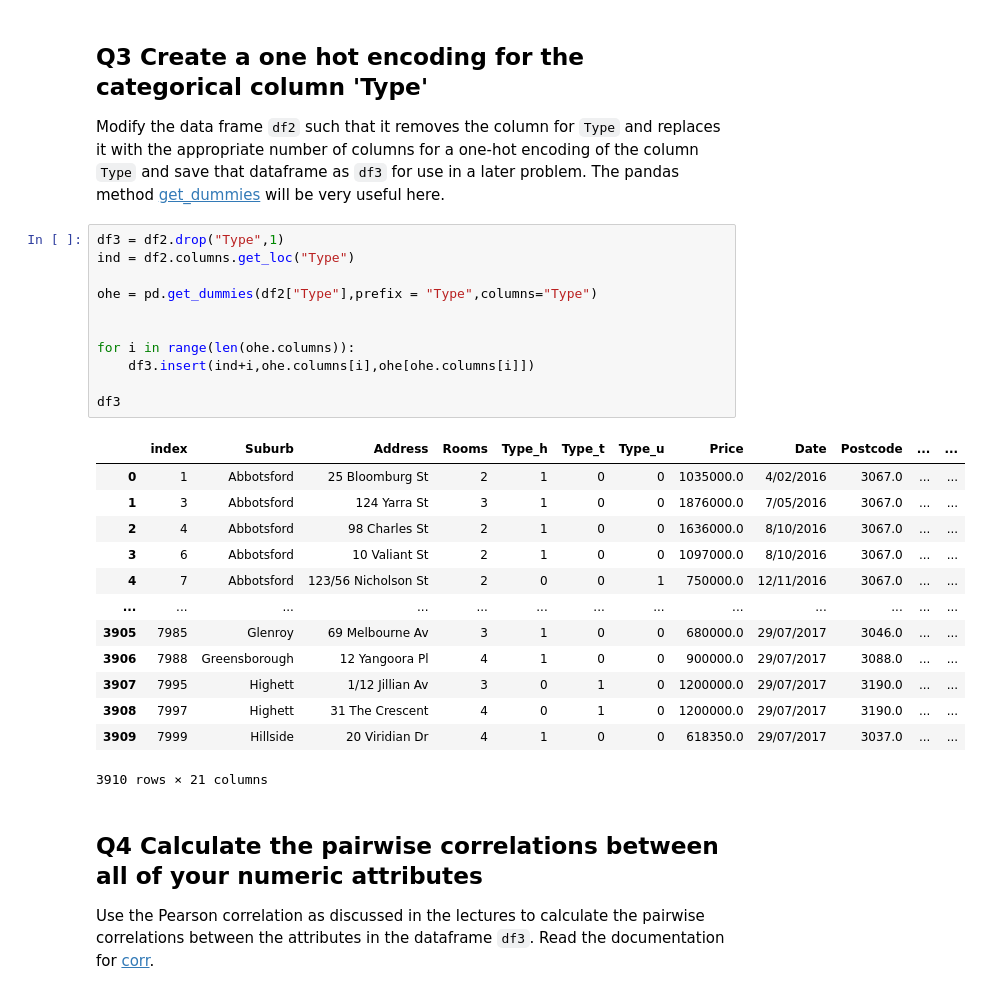
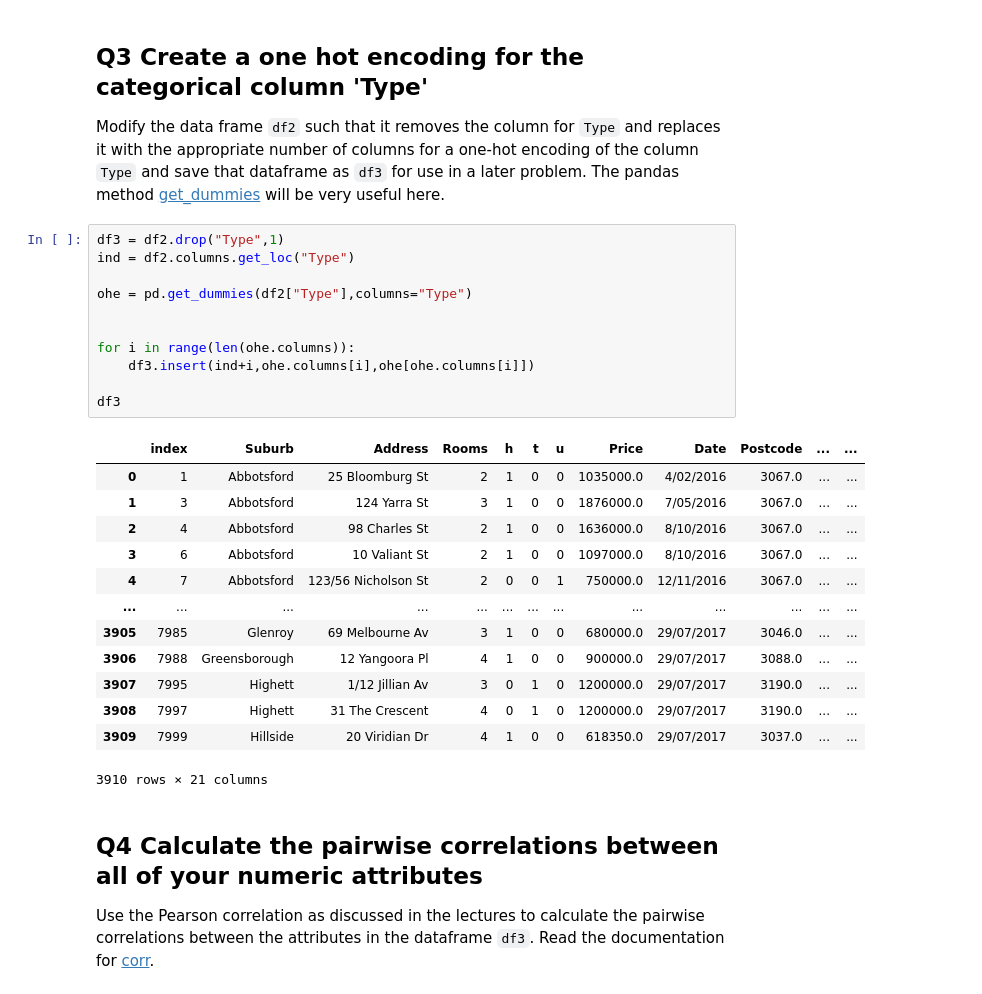
Before and after one commit to alex-chiu/CS329E-Data-Analytics, a Jupyter notebook: HW3/CS329E_HW3_Ella.ipynb, the cells around one changed output. Cells and saved outputs as stored; diff of their text form.

```diff
--- a/HW3/CS329E_HW3_Ella.ipynb
+++ b/HW3/CS329E_HW3_Ella.ipynb
@@ -87,16 +73,16 @@ Modify the data frame `df2` such that it removes the column for `Type` and repla
 # %%
 df3 = df2.drop("Type",1)
 ind = df2.columns.get_loc("Type")
 
-ohe = pd.get_dummies(df2["Type"],prefix = "Type",columns="Type")
+ohe = pd.get_dummies(df2["Type"],columns="Type")
 
 
 for i in range(len(ohe.columns)):
     df3.insert(ind+i,ohe.columns[i],ohe[ohe.columns[i]])
 
 df3
 # %% [output]
-|  | index | Suburb | Address | Rooms | Type_h | Type_t | Type_u | Price | Date | Postcode | ... | ... |
+|  | index | Suburb | Address | Rooms | h | t | u | Price | Date | Postcode | ... | ... |
 | 0 | 1 | Abbotsford | 25 Bloomburg St | 2 | 1 | 0 | 0 | 1035000.0 | 4/02/2016 | 3067.0 | ... | ... |
 | 1 | 3 | Abbotsford | 124 Yarra St | 3 | 1 | 0 | 0 | 1876000.0 | 7/05/2016 | 3067.0 | ... | ... |
 | 2 | 4 | Abbotsford | 98 Charles St | 2 | 1 | 0 | 0 | 1636000.0 | 8/10/2016 | 3067.0 | ... | ... |
```
Also changed, not shown: parts of 4 cells of this notebook, 1 other file.
